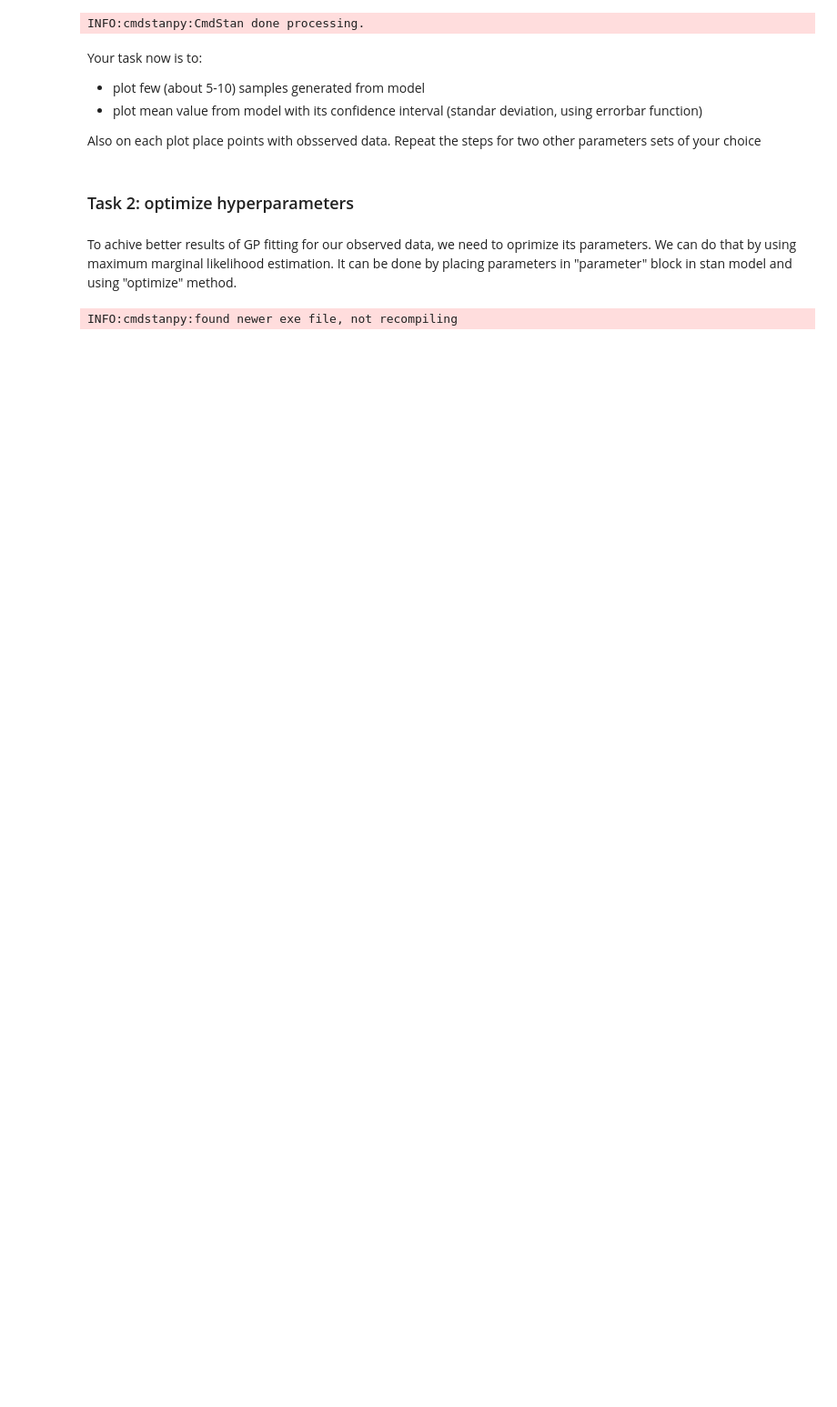
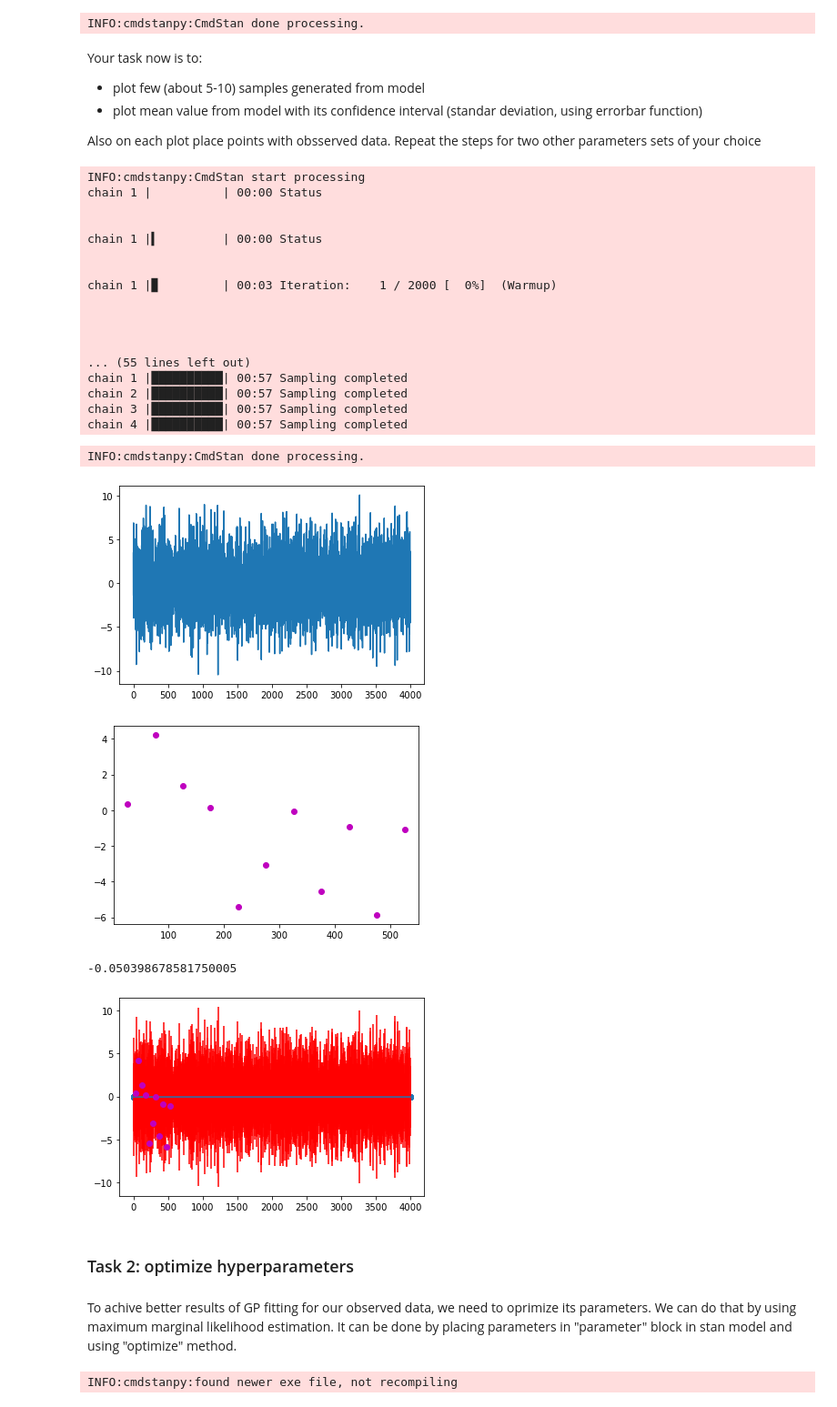
Before and after one commit to tenkinogawa/Data-Analytics, a Jupyter notebook: Lab6/Agnieszka_Welian_lab6.ipynb, the cells around one changed output. Shown: that part at 91% size. Cells and saved outputs as stored; diff of their text form; code cells hidden in the pictures; blank space fills up the shorter version.

```diff
--- a/Lab6/Agnieszka_Welian_lab6.ipynb
+++ b/Lab6/Agnieszka_Welian_lab6.ipynb
@@ -116,6 +116,53 @@ Your task now is to:
 - plot mean value from model with its confidence interval (standar deviation, using errorbar function)
 
 Also on each plot place points with obsserved data. Repeat the steps for two other parameters sets of your choice
+# %%
+data1 = {
+    'N_predict': len(x_predict),
+    'x_predict': x_predict,
+    'N_obs': len(observed_idx),
+    'y_obs': y_obs,
+    'observed_idx': observed_idx,
+    'rho': 3,
+    'alpha': 5.5,
+    'sigma': 2
+}
+
+result1 = model.sample(data=data1, chains = 4)
+y_predict1 = result1.stan_variable('y_predict')
+plt.plot(y_predict1[:,1])
+plt.show()
+plt.scatter(observed_idx, y_obs, color='m', zorder=5)
+plt.show()
+mean = np.mean(y_predict1[:,1])
+print(mean)
+plt.errorbar(range(len(y_predict1[:,1])), [mean]*len(y_predict1[:,1]), y_predict1[:,1], ecolor='r')
+plt.scatter(range(len(y_predict1[:,1])), [mean]*len(y_predict1[:,1]))
+plt.scatter(observed_idx, y_obs, color='m', zorder=5)
+plt.show()
+# %% [output]
+INFO:cmdstanpy:CmdStan start processing
+chain 1 |          | 00:00 Status
+
+
+chain 1 |▍         | 00:00 Status
+
+
+chain 1 |▉         | 00:03 Iteration:    1 / 2000 [  0%]  (Warmup)
+
+
+
+
+... (55 lines left out)
+chain 1 |██████████| 00:57 Sampling completed
+chain 2 |██████████| 00:57 Sampling completed
+chain 3 |██████████| 00:57 Sampling completed
+chain 4 |██████████| 00:57 Sampling completed
+INFO:cmdstanpy:CmdStan done processing.
+[figure, added]
+[figure, added]
+-0.050398678581750005
+[figure, added]
 # %% [markdown]
 ### Task 2: optimize hyperparameters
 # %% [markdown]
```
Also changed, not shown: parts of 3 cells of this notebook.
